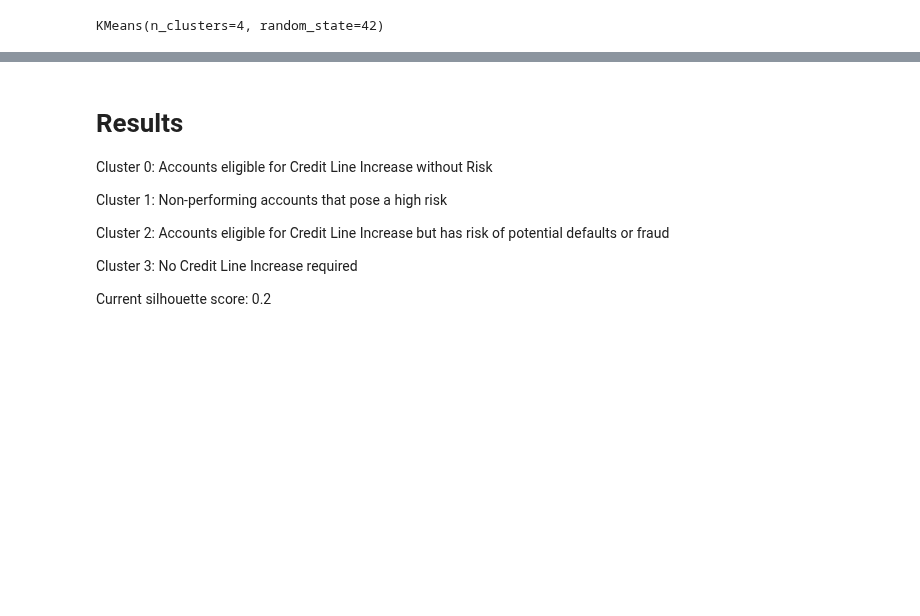
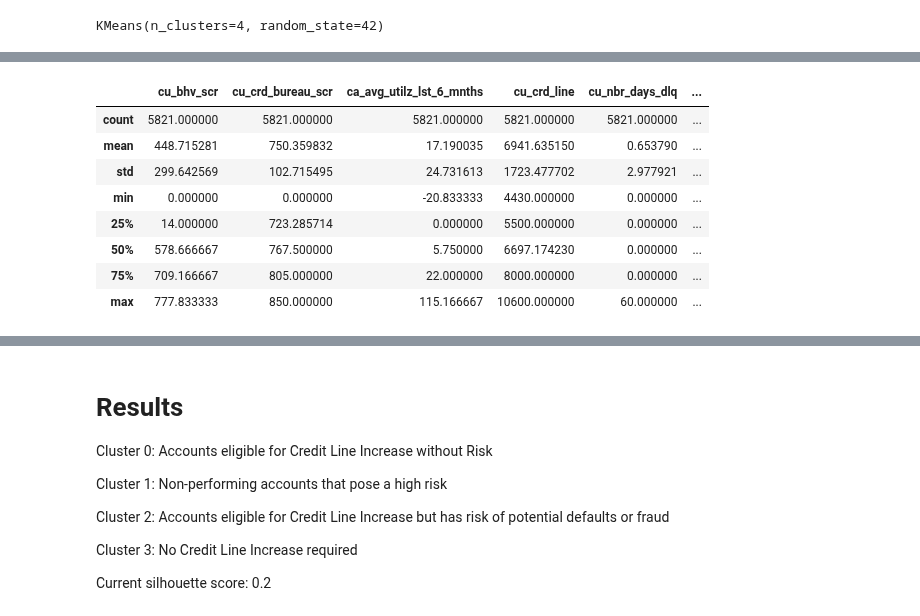
Before and after one commit to manntalati/consumer_spending_ml, a Jupyter notebook: classification_model/model.ipynb, the cells around one changed output, grey strips where cells are left out. Saved outputs shown, nothing was run; the diff lists cells and outputs as text; code cells hidden in the pictures; blank space fills up the shorter version.

```diff
--- a/classification_model/model.ipynb
+++ b/classification_model/model.ipynb
@@ -188,0 +263,12 @@ master_df['customer_segmentation'] = master_df.apply(cluster_summary, axis=1)
+# %%
+master_df[master_df['cluster'] == 2].describe()
+# %% [output]
+|  | cu_bhv_scr | cu_crd_bureau_scr | ca_avg_utilz_lst_6_mnths | cu_crd_line | cu_nbr_days_dlq | ... |
+| count | 5821.000000 | 5821.000000 | 5821.000000 | 5821.000000 | 5821.000000 | ... |
+| mean | 448.715281 | 750.359832 | 17.190035 | 6941.635150 | 0.653790 | ... |
+| std | 299.642569 | 102.715495 | 24.731613 | 1723.477702 | 2.977921 | ... |
+| min | 0.000000 | 0.000000 | -20.833333 | 4430.000000 | 0.000000 | ... |
+| 25% | 14.000000 | 723.285714 | 0.000000 | 5500.000000 | 0.000000 | ... |
+| 50% | 578.666667 | 767.500000 | 5.750000 | 6697.174230 | 0.000000 | ... |
+| 75% | 709.166667 | 805.000000 | 22.000000 | 8000.000000 | 0.000000 | ... |
+| max | 777.833333 | 850.000000 | 115.166667 | 10600.000000 | 60.000000 | ... |
```
Also changed, not shown: parts of 28 cells of this notebook.
